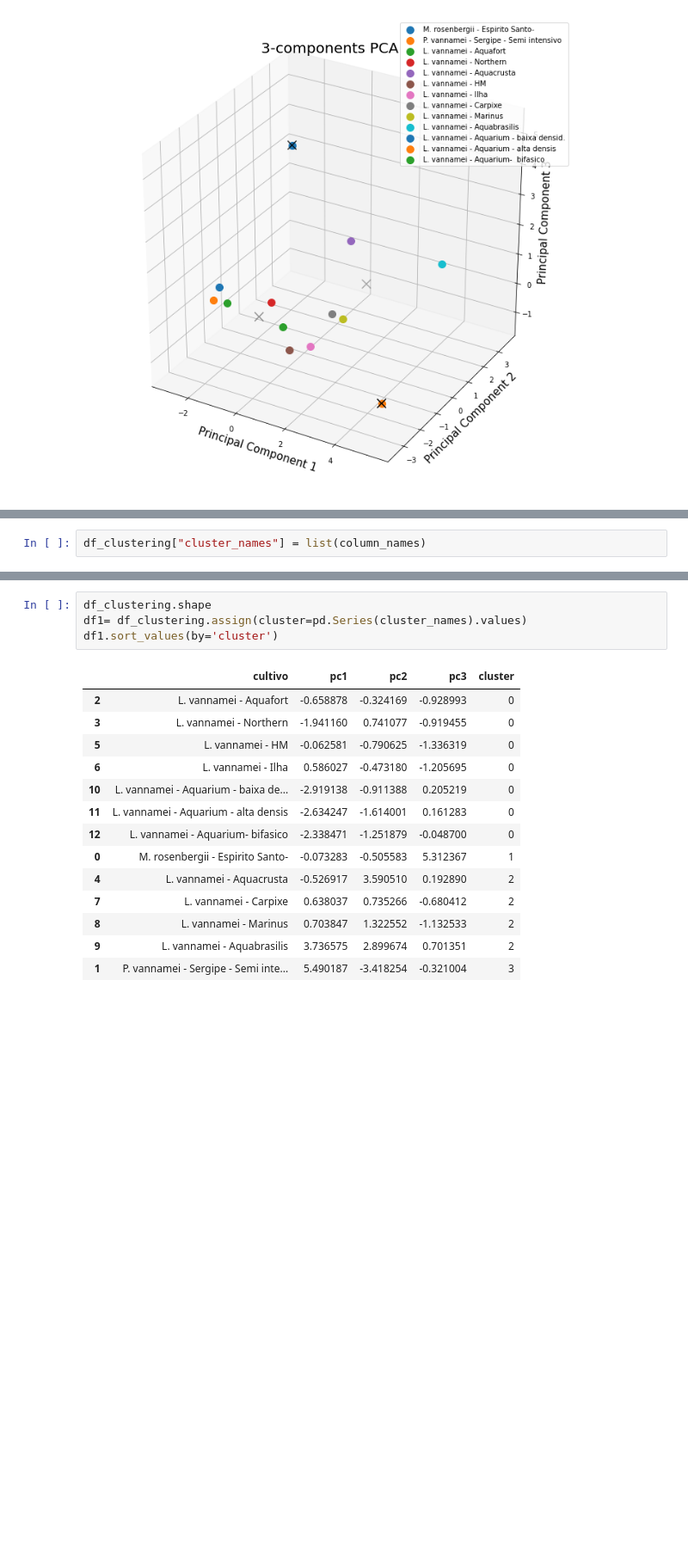
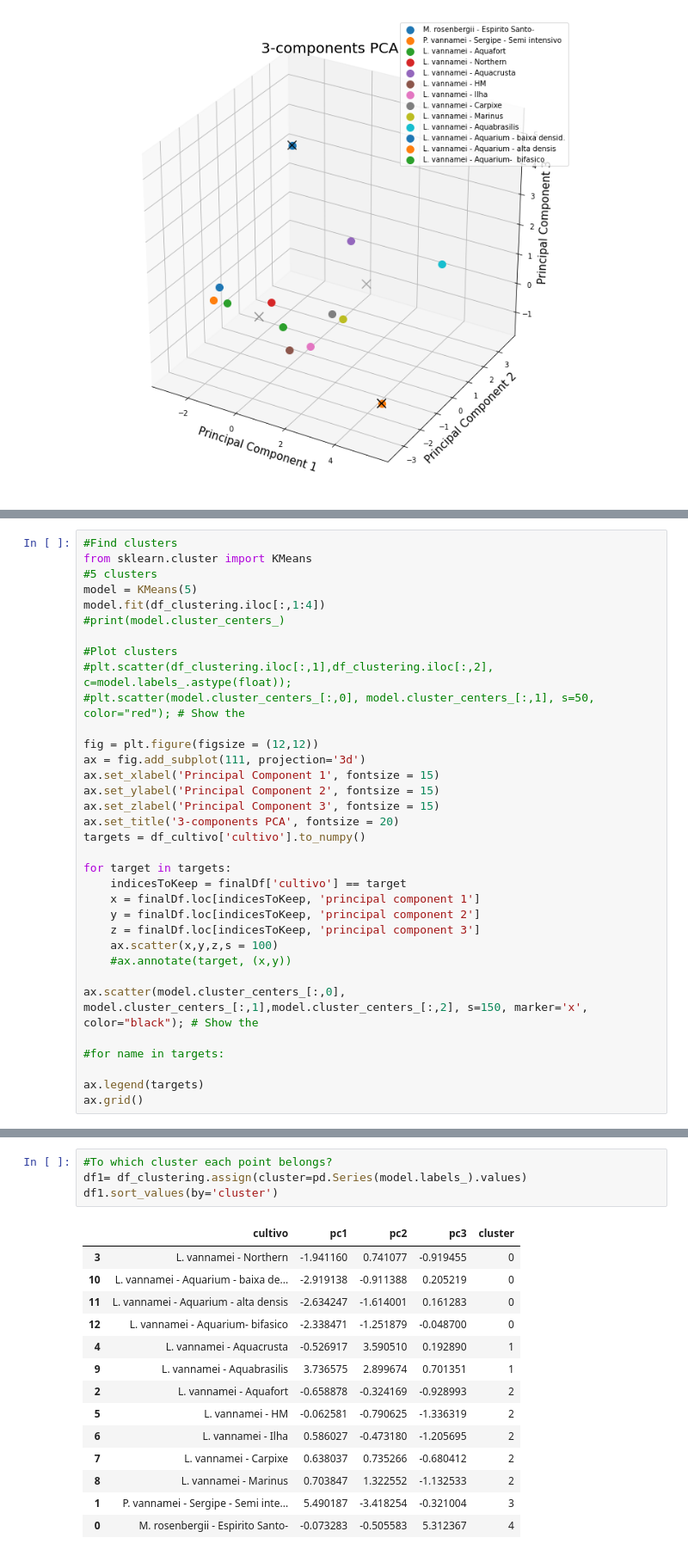
Before and after one commit to christianadriano/PCA_AquacultureSystem, a Jupyter notebook: PCA_KMeans_Environment_Carcinicultura.ipynb, the cells around one changed output, grey strips where cells are left out. Shown: that part at 86% size. Saved outputs shown, nothing was run; the diff lists cells and outputs as text; blank space fills up the shorter version.

```diff
--- a/PCA_KMeans_Environment_Carcinicultura.ipynb
+++ b/PCA_KMeans_Environment_Carcinicultura.ipynb
@@ -331,2 +382,0 @@ print(cluster_names)
-# %%
-df_clustering["cluster_names"] = list(column_names)
@@ -332,0 +385,34 @@ df_clustering["cluster_names"] = list(column_names)
+# %%
+#Find clusters
+from sklearn.cluster import KMeans
+#5 clusters
+model = KMeans(5)
+model.fit(df_clustering.iloc[:,1:4])
+#print(model.cluster_centers_)
+
+#Plot clusters
+#plt.scatter(df_clustering.iloc[:,1],df_clustering.iloc[:,2], c=model.labels_.astype(float));
+#plt.scatter(model.cluster_centers_[:,0], model.cluster_centers_[:,1], s=50, color="red"); # Show the
+
+fig = plt.figure(figsize = (12,12))
+ax = fig.add_subplot(111, projection='3d')
+ax.set_xlabel('Principal Component 1', fontsize = 15)
+ax.set_ylabel('Principal Component 2', fontsize = 15)
+ax.set_zlabel('Principal Component 3', fontsize = 15)
+ax.set_title('3-components PCA', fontsize = 20)
+targets = df_cultivo['cultivo'].to_numpy()
+
+for target in targets:
+    indicesToKeep = finalDf['cultivo'] == target
+    x = finalDf.loc[indicesToKeep, 'principal component 1']
+    y = finalDf.loc[indicesToKeep, 'principal component 2']
+    z = finalDf.loc[indicesToKeep, 'principal component 3']
+    ax.scatter(x,y,z,s = 100)
+    #ax.annotate(target, (x,y))
+
+ax.scatter(model.cluster_centers_[:,0], model.cluster_centers_[:,1],model.cluster_centers_[:,2], s=150, marker='x', color="black"); # Show the
+
+#for name in targets:
+
+ax.legend(targets)
+ax.grid()
@@ -333,19 +421,19 @@ df_clustering["cluster_names"] = list(column_names)
 # %%
-df_clustering.shape
-df1= df_clustering.assign(cluster=pd.Series(cluster_names).values)
+#To which cluster each point belongs?
+df1= df_clustering.assign(cluster=pd.Series(model.labels_).values)
 df1.sort_values(by='cluster')
 # %% [output]
 |  | cultivo | pc1 | pc2 | pc3 | cluster |
-| 2 | L. vannamei - Aquafort | -0.658878 | -0.324169 | -0.928993 | 0 |
 | 3 | L. vannamei - Northern | -1.941160 | 0.741077 | -0.919455 | 0 |
-| 5 | L. vannamei - HM | -0.062581 | -0.790625 | -1.336319 | 0 |
-| 6 | L. vannamei - Ilha | 0.586027 | -0.473180 | -1.205695 | 0 |
 | 10 | L. vannamei - Aquarium - baixa de... | -2.919138 | -0.911388 | 0.205219 | 0 |
 | 11 | L. vannamei - Aquarium - alta densis | -2.634247 | -1.614001 | 0.161283 | 0 |
 | 12 | L. vannamei - Aquarium- bifasico | -2.338471 | -1.251879 | -0.048700 | 0 |
-| 0 | M. rosenbergii - Espirito Santo- | -0.073283 | -0.505583 | 5.312367 | 1 |
-| 4 | L. vannamei - Aquacrusta | -0.526917 | 3.590510 | 0.192890 | 2 |
+| 4 | L. vannamei - Aquacrusta | -0.526917 | 3.590510 | 0.192890 | 1 |
+| 9 | L. vannamei - Aquabrasilis | 3.736575 | 2.899674 | 0.701351 | 1 |
+| 2 | L. vannamei - Aquafort | -0.658878 | -0.324169 | -0.928993 | 2 |
+| 5 | L. vannamei - HM | -0.062581 | -0.790625 | -1.336319 | 2 |
+| 6 | L. vannamei - Ilha | 0.586027 | -0.473180 | -1.205695 | 2 |
 | 7 | L. vannamei - Carpixe | 0.638037 | 0.735266 | -0.680412 | 2 |
 | 8 | L. vannamei - Marinus | 0.703847 | 1.322552 | -1.132533 | 2 |
-| 9 | L. vannamei - Aquabrasilis | 3.736575 | 2.899674 | 0.701351 | 2 |
 | 1 | P. vannamei - Sergipe - Semi inte... | 5.490187 | -3.418254 | -0.321004 | 3 |
+| 0 | M. rosenbergii - Espirito Santo- | -0.073283 | -0.505583 | 5.312367 | 4 |
```
Also changed, not shown: parts of 22 cells of this notebook.
